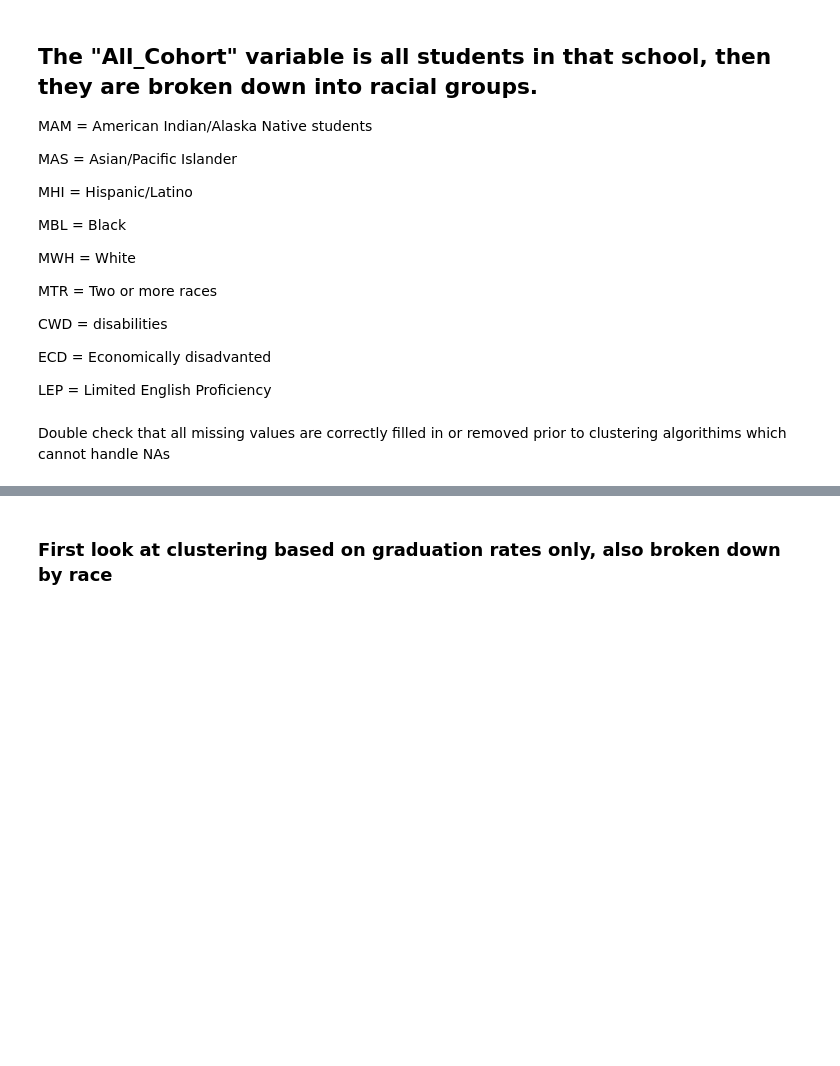
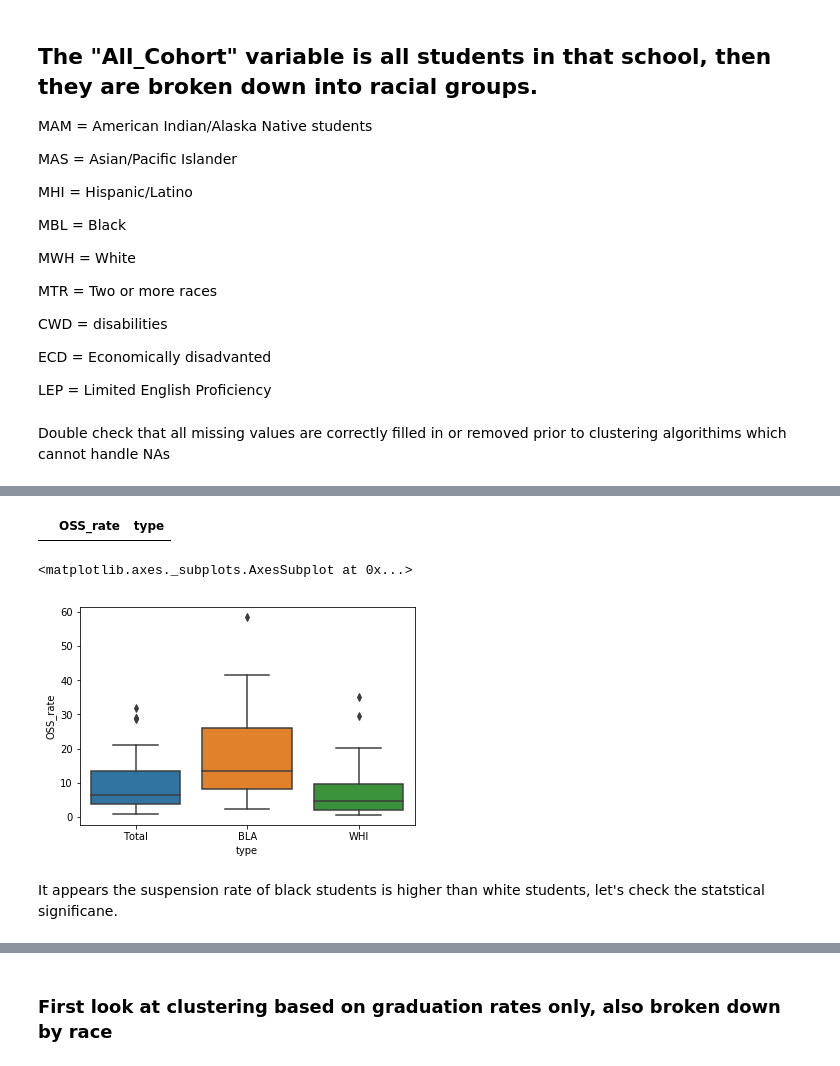
Before and after one commit to nrb75/SchoolSelect, a Jupyter notebook: School_Clustering.ipynb, the cells around one changed output, grey strips where cells are left out. Drawn from its saved outputs; the diff is of its cells as text; code cells hidden in the pictures; blank space fills up the shorter version.

```diff
--- a/School_Clustering.ipynb
+++ b/School_Clustering.ipynb
@@ -32,0 +131,34 @@ plt.hist(grad_2015['ALL_RATE_1516']) #most schools have above 80% graduation, bu
+# %%
+susp_list=['TOT_OSS_rate', 'BLA_OSS_rate', 'WHI_OSS_rate']
+suspensions_all_data_zerorm=suspensions_all_data
+for i in susp_list:
+    suspensions_all_data_zerorm=suspensions_all_data_zerorm[suspensions_all_data_zerorm[i] !=0]
+# %%
+#suspensions_trans1=[]
+tot_oss=pd.DataFrame(columns=['OSS_rate','type'])
+tot_oss['OSS_rate']=suspensions_all_data_zerorm['TOT_OSS_rate'][0:89,]
+tot_oss['type']='Total'
+tot_oss=tot_oss.iloc[:-1] #unclear why it adds a 'total' to the bottom in the rate column
+# %% [output]
+|  | OSS_rate | type |
+# %%
+BLA_oss=pd.DataFrame(columns=['OSS_rate','type'])
+BLA_oss['OSS_rate']=suspensions_all_data_zerorm['BLA_OSS_rate']
+BLA_oss['type']='BLA'
+
+WH_oss=pd.DataFrame(columns=['OSS_rate','type'])
+WH_oss['OSS_rate']=suspensions_all_data_zerorm['WHI_OSS_rate']
+WH_oss['type']='WHI'
+
+oss_race_rate=pd.concat([tot_oss, BLA_oss, WH_oss])
+oss_race_rate['OSS_rate']=oss_race_rate['OSS_rate'].astype(str).astype(float)
+# %%
+import seaborn as sns
+# Make boxplot for one group only
+
+sns.boxplot( y=oss_race_rate['OSS_rate'], x=oss_race_rate['type'])
+# %% [output]
+<matplotlib.axes._subplots.AxesSubplot at 0x...>
+[figure, added]
+# %% [markdown]
+It appears the suspension rate of black students is higher than white students, let's check the statstical significane.
```
Also changed, not shown: parts of 18 cells of this notebook, 4 other files.
